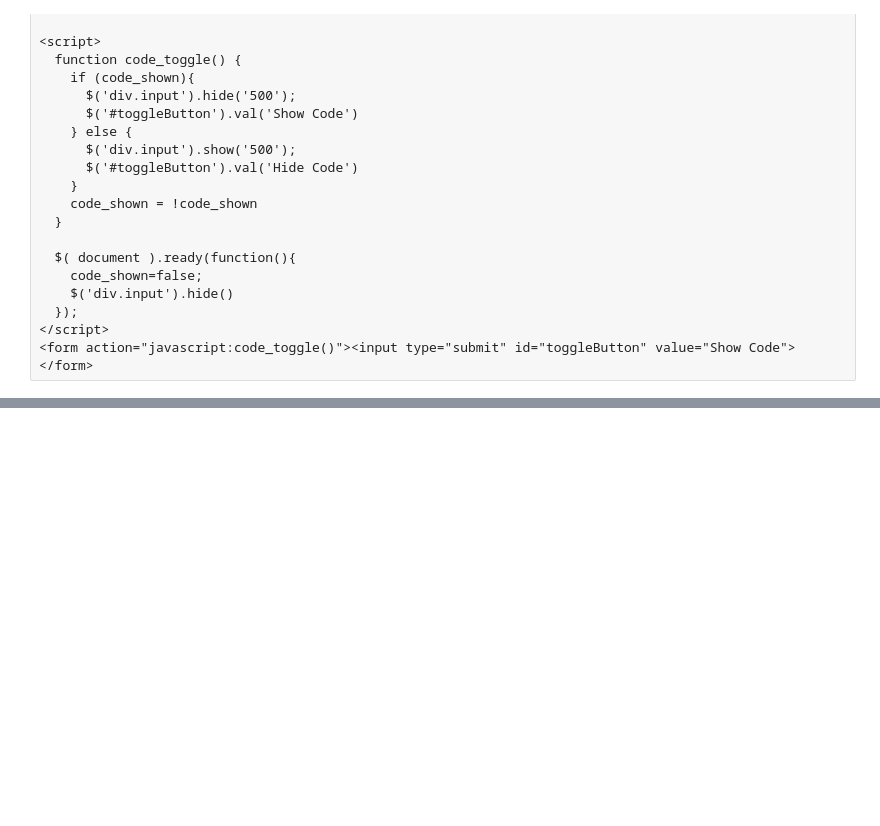
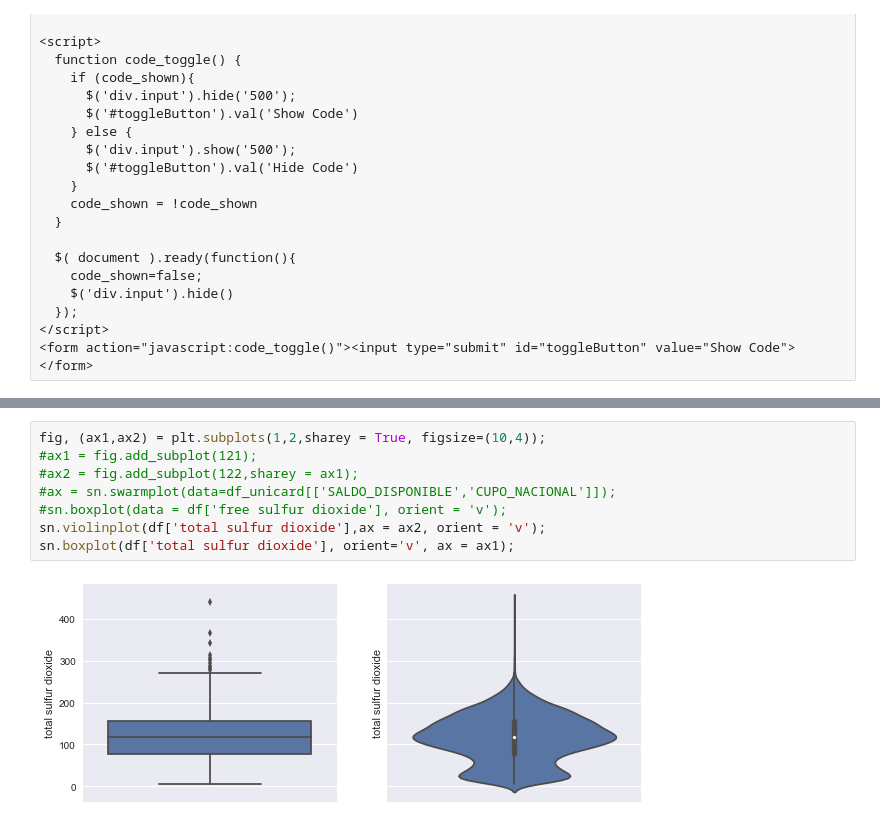
Before and after one commit to TattooeDeer/Tarea-3-ML, a Jupyter notebook: Tarea 3.ipynb, the cells around one changed output, grey strips where cells are left out. Drawn from its saved outputs; the diff is of its cells as text; blank space fills up the shorter version.

```diff
--- a/Tarea 3.ipynb
+++ b/Tarea 3.ipynb
@@ -55,0 +278,10 @@ Using TensorFlow backend.
+# %%
+fig, (ax1,ax2) = plt.subplots(1,2,sharey = True, figsize=(10,4));
+#ax1 = fig.add_subplot(121);
+#ax2 = fig.add_subplot(122,sharey = ax1);
+#ax = sn.swarmplot(data=df_unicard[['SALDO_DISPONIBLE','CUPO_NACIONAL']]);
+#sn.boxplot(data = df['free sulfur dioxide'], orient = 'v');
+sn.violinplot(df['total sulfur dioxide'],ax = ax2, orient = 'v');
+sn.boxplot(df['total sulfur dioxide'], orient='v', ax = ax1);
+# %% [output]
+[figure, added]
```
Also changed, not shown: parts of 42 cells of this notebook, 2 other files.
